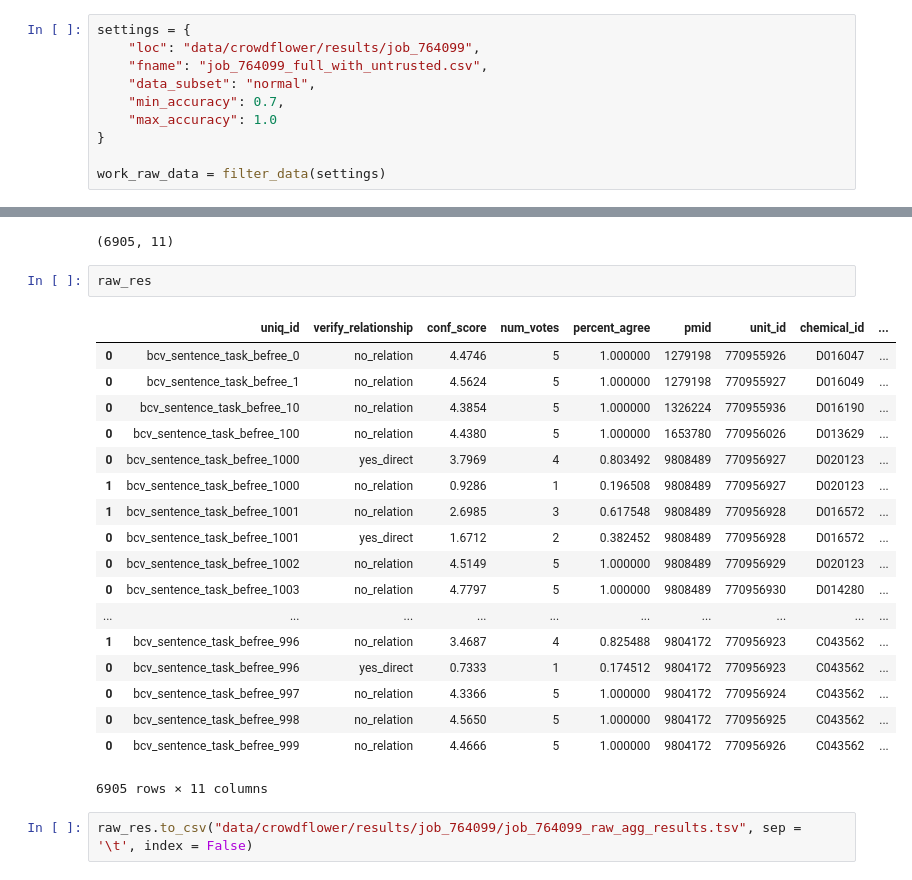
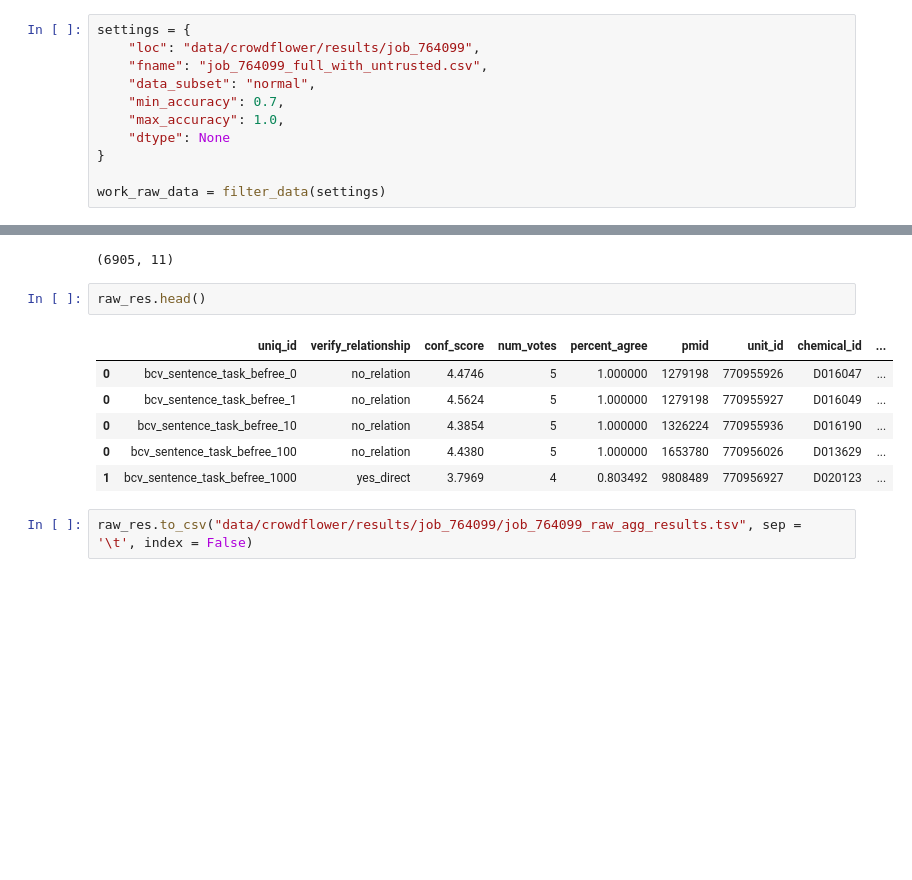
Before and after one commit to SuLab/crowd_cid_relex, a Jupyter notebook: crowd_only/development/job_764099_analysis.ipynb, the cells around one changed output, grey strips where cells are left out. Drawn from its saved outputs; the diff is of its cells as text; blank space fills up the shorter version.

```diff
--- a/crowd_only/development/job_764099_analysis.ipynb
+++ b/crowd_only/development/job_764099_analysis.ipynb
@@ -272,7 +272,8 @@ settings = {
     "fname": "job_764099_full_with_untrusted.csv",
     "data_subset": "normal",
     "min_accuracy": 0.7,
-    "max_accuracy": 1.0
+    "max_accuracy": 1.0,
+    "dtype": None
 }
 
 work_raw_data = filter_data(settings)
@@ -403,26 +404,14 @@ raw_res.shape
 # %% [output]
 (6905, 11)
 # %%
-raw_res
+raw_res.head()
 # %% [output]
 |  | uniq_id | verify_relationship | conf_score | num_votes | percent_agree | pmid | unit_id | chemical_id | ... |
 | 0 | bcv_sentence_task_befree_0 | no_relation | 4.4746 | 5 | 1.000000 | 1279198 | 770955926 | D016047 | ... |
 | 0 | bcv_sentence_task_befree_1 | no_relation | 4.5624 | 5 | 1.000000 | 1279198 | 770955927 | D016049 | ... |
 | 0 | bcv_sentence_task_befree_10 | no_relation | 4.3854 | 5 | 1.000000 | 1326224 | 770955936 | D016190 | ... |
 | 0 | bcv_sentence_task_befree_100 | no_relation | 4.4380 | 5 | 1.000000 | 1653780 | 770956026 | D013629 | ... |
-| 0 | bcv_sentence_task_befree_1000 | yes_direct | 3.7969 | 4 | 0.803492 | 9808489 | 770956927 | D020123 | ... |
-| 1 | bcv_sentence_task_befree_1000 | no_relation | 0.9286 | 1 | 0.196508 | 9808489 | 770956927 | D020123 | ... |
-| 1 | bcv_sentence_task_befree_1001 | no_relation | 2.6985 | 3 | 0.617548 | 9808489 | 770956928 | D016572 | ... |
-| 0 | bcv_sentence_task_befree_1001 | yes_direct | 1.6712 | 2 | 0.382452 | 9808489 | 770956928 | D016572 | ... |
-| 0 | bcv_sentence_task_befree_1002 | no_relation | 4.5149 | 5 | 1.000000 | 9808489 | 770956929 | D020123 | ... |
-| 0 | bcv_sentence_task_befree_1003 | no_relation | 4.7797 | 5 | 1.000000 | 9808489 | 770956930 | D014280 | ... |
-| ... | ... | ... | ... | ... | ... | ... | ... | ... | ... |
-| 1 | bcv_sentence_task_befree_996 | no_relation | 3.4687 | 4 | 0.825488 | 9804172 | 770956923 | C043562 | ... |
-| 0 | bcv_sentence_task_befree_996 | yes_direct | 0.7333 | 1 | 0.174512 | 9804172 | 770956923 | C043562 | ... |
-| 0 | bcv_sentence_task_befree_997 | no_relation | 4.3366 | 5 | 1.000000 | 9804172 | 770956924 | C043562 | ... |
-| 0 | bcv_sentence_task_befree_998 | no_relation | 4.5650 | 5 | 1.000000 | 9804172 | 770956925 | C043562 | ... |
-| 0 | bcv_sentence_task_befree_999 | no_relation | 4.4666 | 5 | 1.000000 | 9804172 | 770956926 | C043562 | ... |
+| 1 | bcv_sentence_task_befree_1000 | yes_direct | 3.7969 | 4 | 0.803492 | 9808489 | 770956927 | D020123 | ... |
-6905 rows × 11 columns
 # %%
 raw_res.to_csv("data/crowdflower/results/job_764099/job_764099_raw_agg_results.tsv", sep = '\t', index = False)
 # %% [markdown]
```
Also changed, not shown: parts of 7 cells of this notebook, 6 other files.
